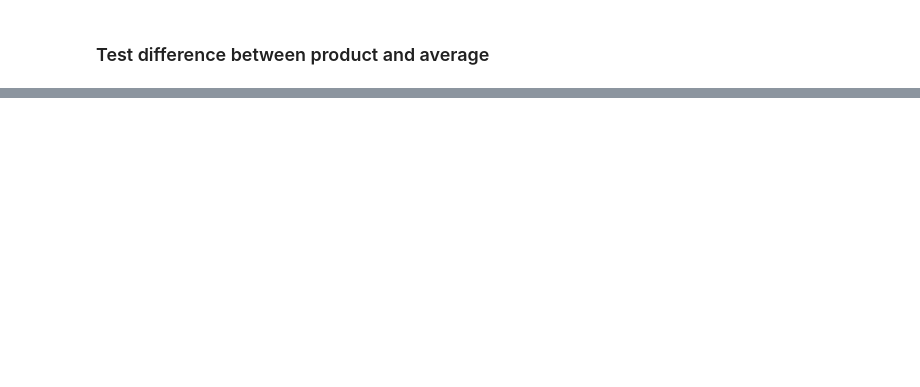
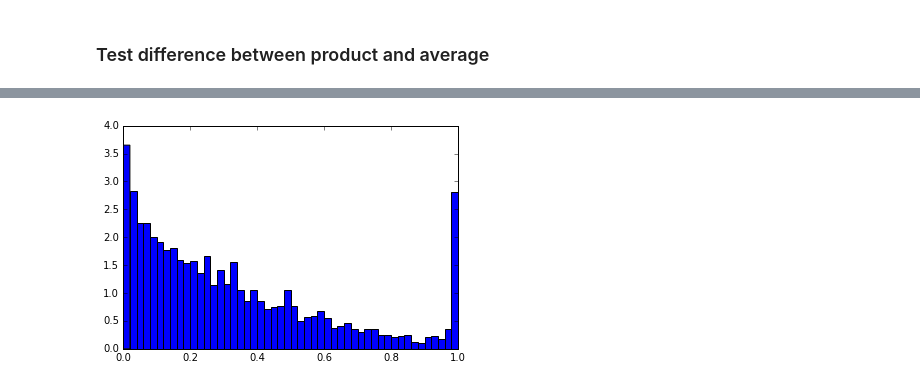
Before and after one commit to renruoxu/sentiment_analysis, a Jupyter notebook: deepir_product_probs_part4.ipynb, the cells around one changed output, grey strips where cells are left out. Drawn from its saved outputs; the diff is of its cells as text; code cells hidden in the pictures; blank space fills up the shorter version.

Commit message:
Modify product probability

```diff
--- a/deepir_product_probs_part4.ipynb
+++ b/deepir_product_probs_part4.ipynb
@@ -131,6 +136,7 @@ def getprobs(rev, grp,by = 'average'):
         eta = pd.DataFrame(
                 { g: model[g].score([s for i,s in sentences])
                  for g in grp } )
+        #probs = eta
         probs = eta.subtract( eta.max('columns'), 'rows')
         probs = np.exp( probs )
         probs = probs.divide(probs.sum('columns'), "rows")
@@ -138,14 +144,29 @@ def getprobs(rev, grp,by = 'average'):
         probs = probs.groupby([i for i,s in sentences]).sum()
         probs = probs.divide(probs["cnt"], 'rows').drop("cnt", 1)
     elif by == 'product':
+#         sentences =  [(i,s) for i,r in enumerate(rev) for s in r]
+#         eta = pd.DataFrame(
+#                 { g: model[g].score([s for i,s in sentences])
+#                  for g in grp } )
+#         probs = eta.groupby([i for i,s in sentences]).sum()
+#         probs = probs.subtract( probs.max('columns'), 'rows')
+#         probs = np.exp( probs )
+#         probs = probs.divide(probs.sum('columns'), "rows")
         sentences =  [(i,s) for i,r in enumerate(rev) for s in r]
         eta = pd.DataFrame(
                 { g: model[g].score([s for i,s in sentences])
                  for g in grp } )
         probs = eta.groupby([i for i,s in sentences]).sum()
-        probs = probs.subtract( probs.max('columns'), 'rows')
-        probs = np.exp( probs )
+        probs = probs.subtract( probs.min('columns'), 'rows')
+        #probs = np.exp( probs )
         probs = probs.divide(probs.sum('columns'), "rows")
+    elif by == 'raw':
+        sentences =  [(i,s) for i,r in enumerate(rev) for s in r]
+        probs = pd.DataFrame(
+                { g: model[g].score([s for i,s in sentences])
+                 for g in grp } )
+        sent_ind = [i for i,s in sentences]
+        probs['sent_ind'] = pd.Series(sent_ind,index=probs.index)
     return(probs)
 # %% [markdown]
 ### classification by log product probability-- task c
@@ -450,0 +208,13 @@ print("\nOverall Fine-Scale MCR: %.3f" %overall_b)
+# %%
+tmp_test_df = preprocessed_test_df[:10000]
+groups = ['0','1','2','3','4','5']
+prediction_a = getprobs(tmp_test_df.txt.values,groups)
+prediction_a['label'] = pd.Series(tmp_test_df.stars.values,index=prediction_a.index)
+prediction_a['prediction'] = pd.Series(prediction_a[groups].idxmax('columns').values,index=prediction_a.index).astype(np.float64)
+prediction_a['txt'] = pd.Series(tmp_test_df.txt.values,index=prediction_a.index)
+
+
+prediction_p = getprobs(tmp_test_df.txt.values,groups,by='product')
+prediction_p['label'] = pd.Series(tmp_test_df.stars.values,index=prediction_p.index)
+prediction_p['prediction'] = pd.Series(prediction_p[groups].idxmax('columns').values,index=prediction_p.index).astype(np.float64)
+prediction_p['txt'] = pd.Series(tmp_test_df.txt.values,index=prediction_p.index)
@@ -450,0 +265,9 @@ print("\nOverall Fine-Scale MCR: %.3f" %overall_b)
+# %%
+tmp1 = prediction_a[groups]
+#tmp1 = (tmp1 - tmp1.values.ravel().mean())/tmp1.values.ravel().std()
+tmp1.values.sort(axis=1)
+tmp1 = tmp1['5'] - tmp1['4']
+plt.figure()
+_=plt.hist(tmp1.values,bins=50,normed=True)
+# %% [output]
+[figure, added]
```
Also changed, not shown: parts of 35 cells of this notebook, 1 other file.
